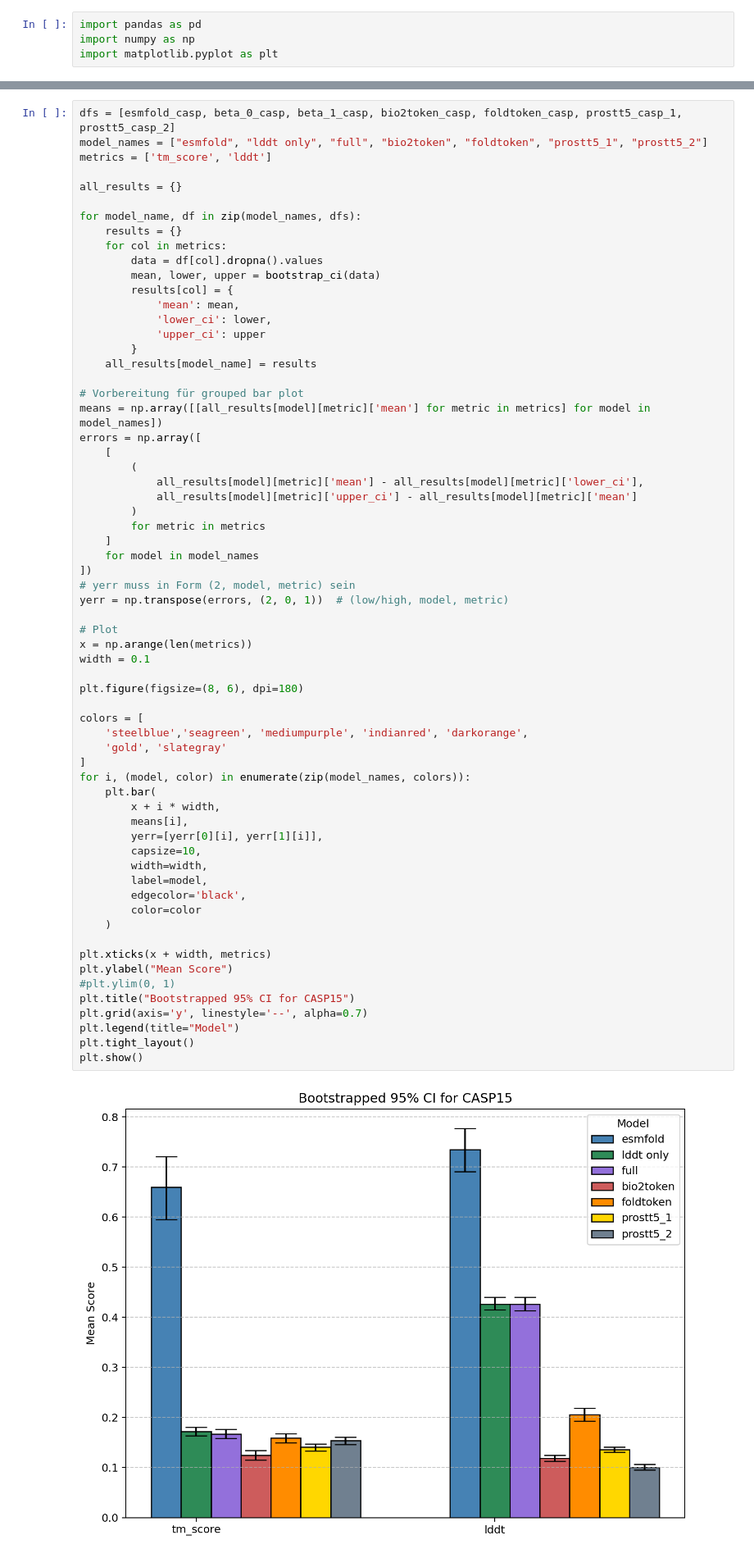
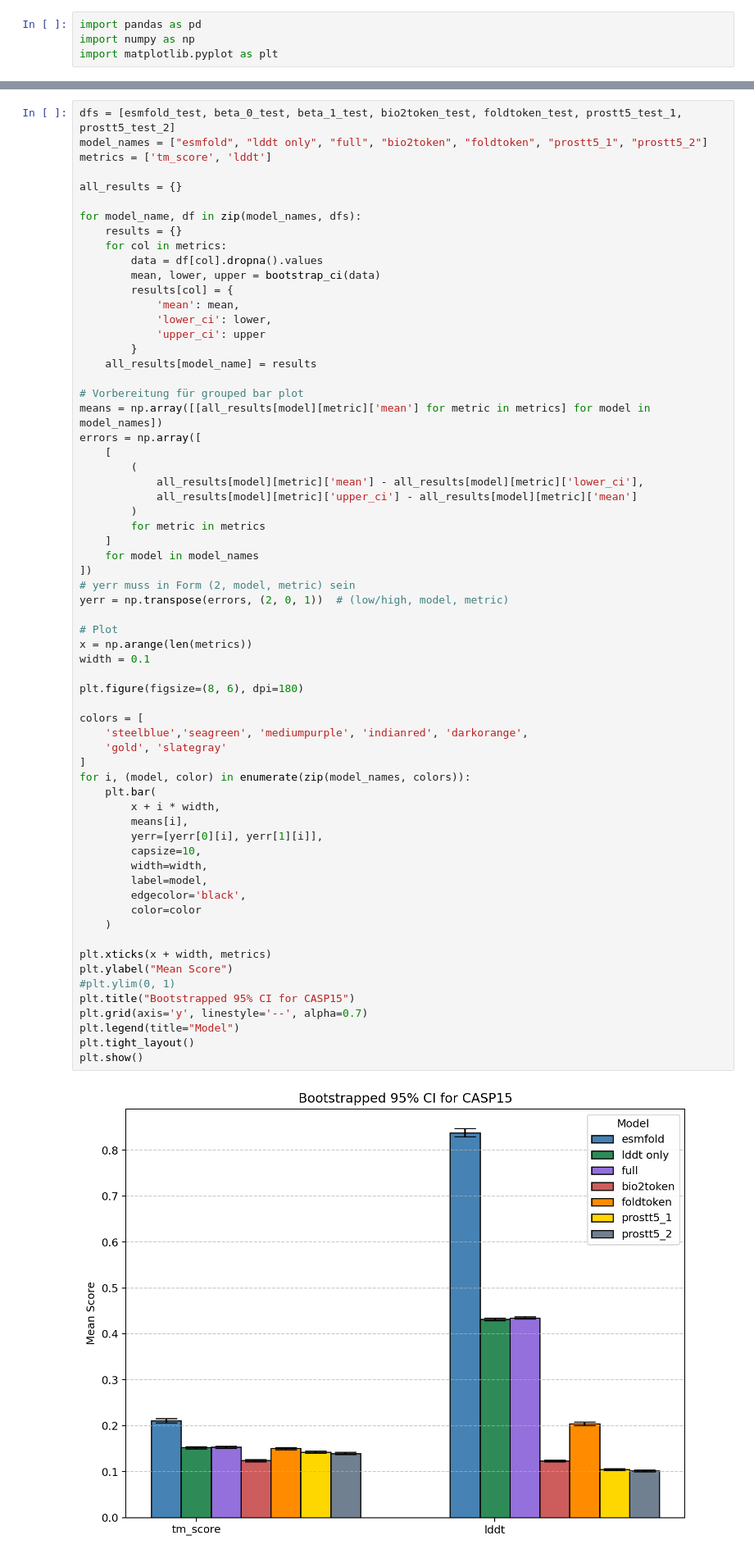
Before and after one commit to BetelgeuseBugFixer/MaPra2025, a Jupyter notebook: benchmark/benchmark.ipynb, the cells around one changed output, grey strips where cells are left out. Shown at 82% size. Saved outputs shown, nothing was run; the diff lists cells and outputs as text.

```diff
--- a/benchmark/benchmark.ipynb
+++ b/benchmark/benchmark.ipynb
@@ -48,7 +48,7 @@ def bootstrap_ci(data, n_bootstrap=1000, ci=0.95):
     upper = np.percentile(means, (1 + ci) / 2 * 100)
     return np.mean(means), lower, upper
 # %%
-dfs = [esmfold_casp, beta_0_casp, beta_1_casp, bio2token_casp, foldtoken_casp, prostt5_casp_1, prostt5_casp_2]
+dfs = [esmfold_test, beta_0_test, beta_1_test, bio2token_test, foldtoken_test, prostt5_test_1, prostt5_test_2]
 model_names = ["esmfold", "lddt only", "full", "bio2token", "foldtoken", "prostt5_1", "prostt5_2"]
 metrics = ['tm_score', 'lddt']
 
@@ -85,34 +85,34 @@ yerr = np.transpose(errors, (2, 0, 1))  # (low/high, model, metric)
 x = np.arange(len(metrics))
 width = 0.1
 
 plt.figure(figsize=(8, 6), dpi=180)
 
 colors = [
     'steelblue','seagreen', 'mediumpurple', 'indianred', 'darkorange',
     'gold', 'slategray'
 ]
 for i, (model, color) in enumerate(zip(model_names, colors)):
     plt.bar(
         x + i * width,
         means[i],
         yerr=[yerr[0][i], yerr[1][i]],
         capsize=10,
         width=width,
         label=model,
         edgecolor='black',
         color=color
     )
 
 plt.xticks(x + width, metrics)
 plt.ylabel("Mean Score")
 #plt.ylim(0, 1)
 plt.title("Bootstrapped 95% CI for CASP15")
 plt.grid(axis='y', linestyle='--', alpha=0.7)
 plt.legend(title="Model")
 plt.tight_layout()
 plt.show()
 # %% [output]
-[figure, old version]
+[figure, new version]
 # %%
 dfs = [esmfold_casp, beta_0_casp, beta_1_casp, bio2token_casp, foldtoken_casp]
 model_names = ["esmfold", "lddt only", "full", "bio2token", "foldtoken"]
```
Also changed, not shown: 3 other files.
